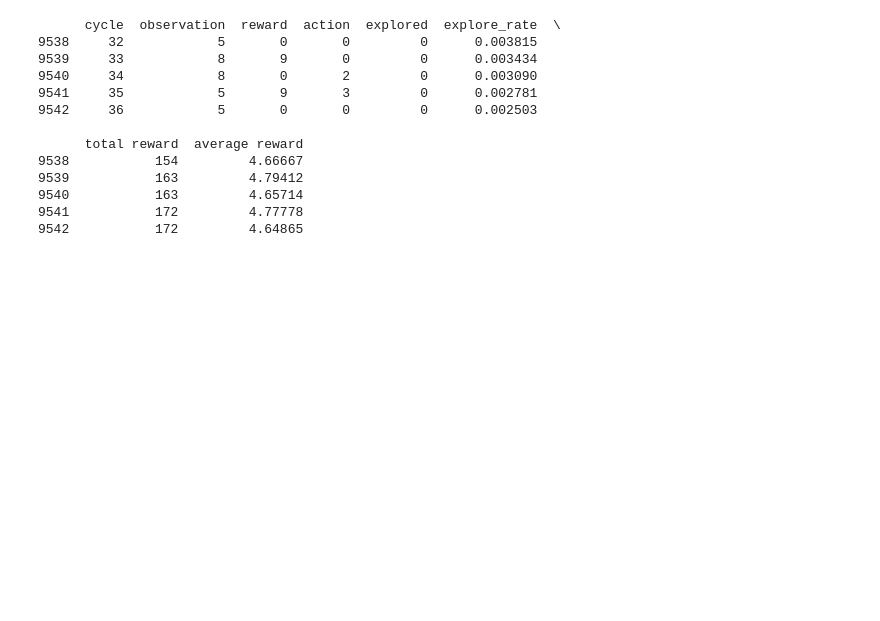
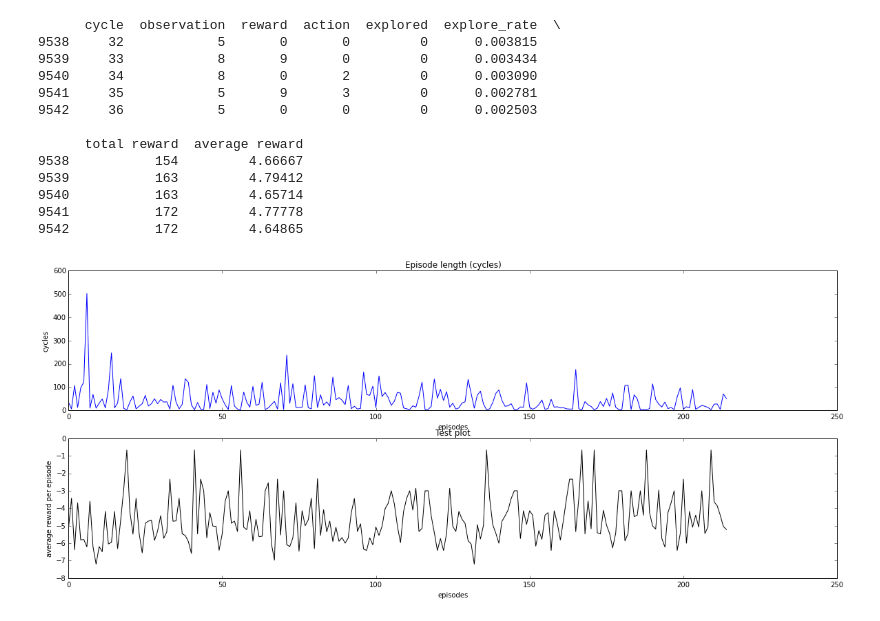
Before and after one commit to rbudzyns/AIXI_2015_Grp3, a Jupyter notebook: final_report/experiments.ipynb, the cells around one changed output. Cells and saved outputs as stored; diff of their text form; code cells hidden in the pictures; blank space fills up the shorter version.

```diff
--- a/final_report/experiments.ipynb
+++ b/final_report/experiments.ipynb
@@ -22,22 +23,38 @@ print data.tail()
 9542           172         4.64865
 # %%
 # get cycles per episode, average reward per episode
-cycles = np.array(data[['cycle','total reward']])
-episode_lengths = []
-average_rewards = []
+
+reward_offset = dict()
+reward_offset["cheese-maze"] = 10
+
+cycles = np.array(data[['cycle']])
+rewards = np.array(data[['total reward']])
+for i in xrange(len(rewards)):
+    rewards[i] -= cycles[i]*reward_offset["cheese-maze"]
+episode_lengths = list()
+average_rewards = list()
 for i in xrange(len(cycles)):
     if i==1:
         continue
     if cycles[i,0]==1:
-        episode_lengths.append(cycles[i-1,0])
-        average_rewards.append(float(cycles[i-1,1])/cycles[i-1,0])
+        episode_lengths.append(cycles[i-1])
+        average_rewards.append(float(rewards[i-1])/cycles[i-1])
 # %%
-fig = plt.figure()
-ax = fig.add_subplot(111)
+
+fig = plt.figure(figsize=(20,8))
+
+ax = fig.add_subplot(211)
+ax.set_title('Episode length (cycles)')
+ax.set_xlabel('episodes')
+ax.set_ylabel('cycles')
+ax.plot(episode_lengths,label="Test")
+
+ax = fig.add_subplot(212)
 ax.set_title('Test plot')
-ax.plot(episode_lengths,label="Test")
-#ax.plot(average_rewards,label="Test")
-ax.set_ylabel(r'Test_y')
-ax.set_xlabel(r'Test_x')
+ax.set_ylabel('average reward per episode')
+ax.set_xlabel('episodes')
+ax.plot(average_rewards,label="Test",color='k')
 #plt.legend(loc='upper left')
 plt.show()
+# %% [output]
+[figure, added]
```
Also changed, not shown: parts of 1 cell of this notebook.
